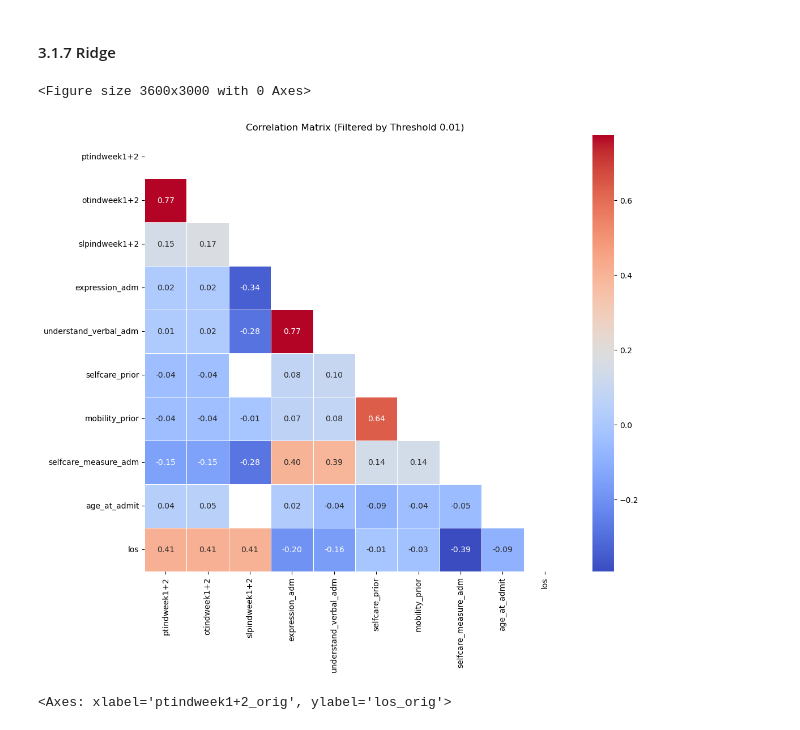
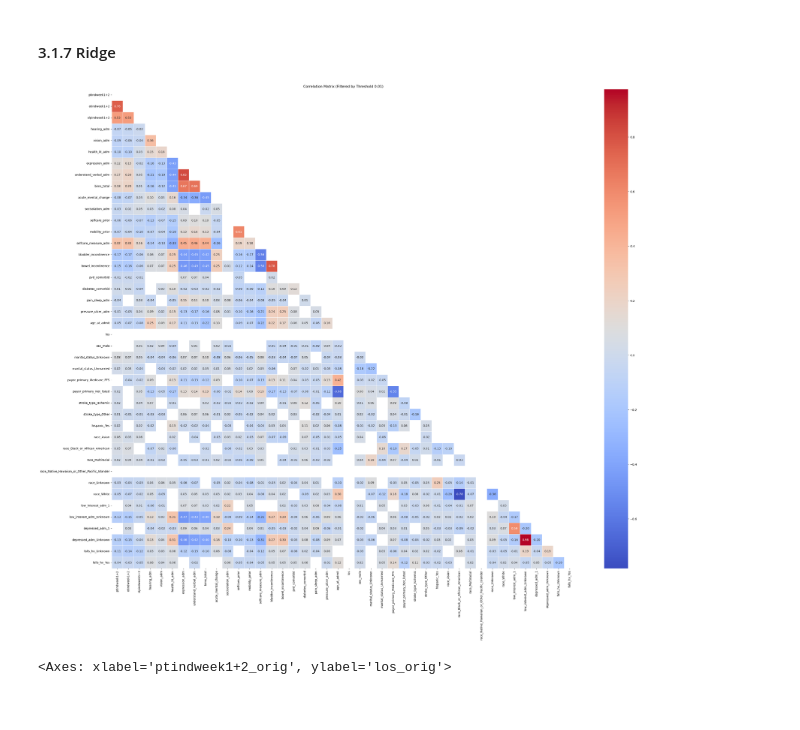
Before and after one commit to d9sus4/KL2, a Jupyter notebook: model_data.ipynb, the cells around one changed output. Saved outputs shown, nothing was run; the diff lists cells and outputs as text; code cells hidden in the pictures.

```diff
--- a/model_data.ipynb
+++ b/model_data.ipynb
@@ -94,7 +94,7 @@ last_df = df
 # %%
 USE_THERAPY_PREDICTORS = ['original', 'week1+2', 'extrap', 'perday'][1]
 INCLUDE_LOS = True
-LOS_FILTER = ['all', 'los<=3', 'los>3'][1]
+LOS_FILTER = ['all', 'los<=3', 'los>3'][0]
 
 df = last_df.copy()
 
@@ -470,8 +531,8 @@ def custom_export_graphviz(dtree, feature_names, scaling_params, precision=2, ro
         node_name = str(node_id)
 
         # Early stopping if sample size is below threshold
-        if not info['is_leaf'] and info['samples'] < threshold_samples:
-            info['is_leaf'] = True
+        # if not info['is_leaf'] and info['samples'] < threshold_samples:
+        #     info['is_leaf'] = True
 
         if info['is_leaf']:
             label = f"Value: {info['value']:.{precision}f}\nSamples: {info['samples']}"
@@ -524,18 +585,19 @@ from sklearn.tree import DecisionTreeRegressor
 from sklearn.metrics import mean_squared_error, r2_score
 
 # initialize the decision tree regressor
-tree_regressor = DecisionTreeRegressor(max_depth=5, random_state=42)  # you can adjust max_depth
+SUMMARY_TREE_DEPTH = 4
+tree_regressor = DecisionTreeRegressor(max_depth=SUMMARY_TREE_DEPTH, random_state=42, min_samples_leaf=int(len(X_train)/(2**(SUMMARY_TREE_DEPTH))))  # you can adjust max_depth
 
 # train a single regression tree to previous model's output
-tree_regressor.fit(X_train, y_train_pred)
+tree_regressor.fit(X_train, y_train)
 
 # test model
-y_test_pred_pred = tree_regressor.predict(X_test)
+y_test_tree_pred = tree_regressor.predict(X_test)
 print(f"min y_test = {min(y_test)}")
-test_pred_mse = mean_squared_error(y_test_pred, y_test_pred_pred) # with previous model's output
-test_pred_r2 = r2_score(y_test_pred, y_test_pred_pred)
-test_mse = mean_squared_error(y_test, y_test_pred_pred) # with GT
-test_r2 = r2_score(y_test, y_test_pred_pred)
+test_pred_mse = mean_squared_error(y_test_pred, y_test_tree_pred) # with previous model's output
+test_pred_r2 = r2_score(y_test_pred, y_test_tree_pred)
+test_mse = mean_squared_error(y_test, y_test_tree_pred) # with GT
+test_r2 = r2_score(y_test, y_test_tree_pred)
 print(f'MSE (w.r. previous model): {test_pred_mse}')
 print(f"R² (w.r. previous model): {test_pred_r2}")
 print(f'MSE (w.r. ground truth): {test_mse}')
@@ -1241,36 +1303,35 @@ def generate_correlation_matrix(X, exclude_binary=True, threshold=0.01):
     if exclude_binary:
         X_filtered = X.loc[:, X.nunique() > 2]
     else:
         X_filtered = X
 
     # Compute the correlation matrix
     corr_matrix = X_filtered.corr()
 
     # Filter correlations based on the threshold
     corr_to_plot = corr_matrix.where(np.abs(corr_matrix) > threshold, np.nan)
 
     # Plot the correlation matrix
     plt.figure(figsize=(36, 30))
     if exclude_binary:
         plt.figure(figsize=(12, 10))
     sns.heatmap(
         corr_to_plot,
         annot=True,
         cmap="coolwarm",
         fmt=".2f",
         linewidths=0.5,
         mask=np.triu(np.ones_like(corr_to_plot, dtype=bool))  # Mask upper triangle
     )
     plt.title(f"Correlation Matrix (Filtered by Threshold {TH})")
     plt.show()
 
     return corr_matrix
 
 
-correlation_matrix = generate_correlation_matrix(X_train, exclude_binary=True, threshold=TH)
+correlation_matrix = generate_correlation_matrix(X_train, exclude_binary=False, threshold=TH)
 # %% [output]
-<Figure size 3600x3000 with 0 Axes>
-[figure, old version]
+[figure, new version]
 # %%
 X_train = X_train.copy()  # This prevents unintended modifications to a view
 X_train['los_orig'] = X_train['los']*scaling_params['los']['std'] + scaling_params['los']['mean']
```
Also changed, not shown: parts of 12 cells of this notebook, 23 other files.
